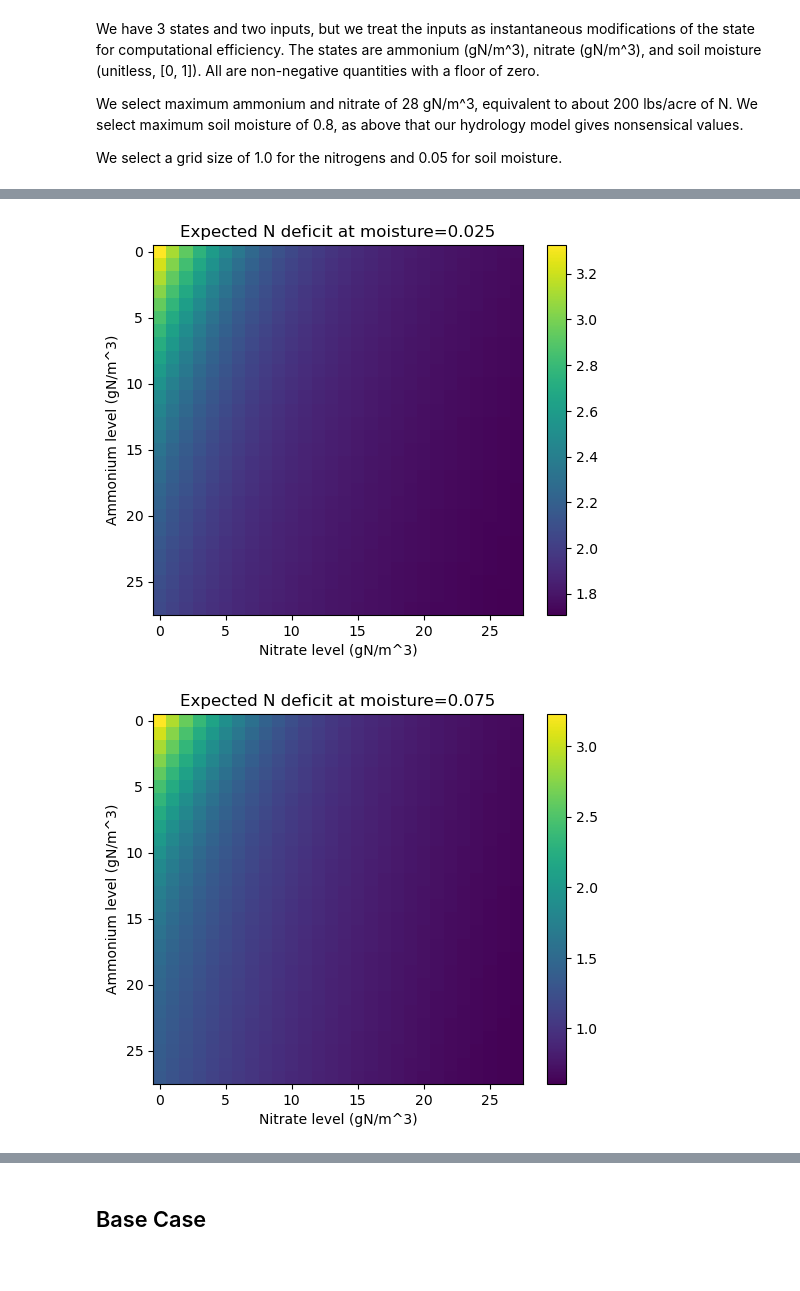
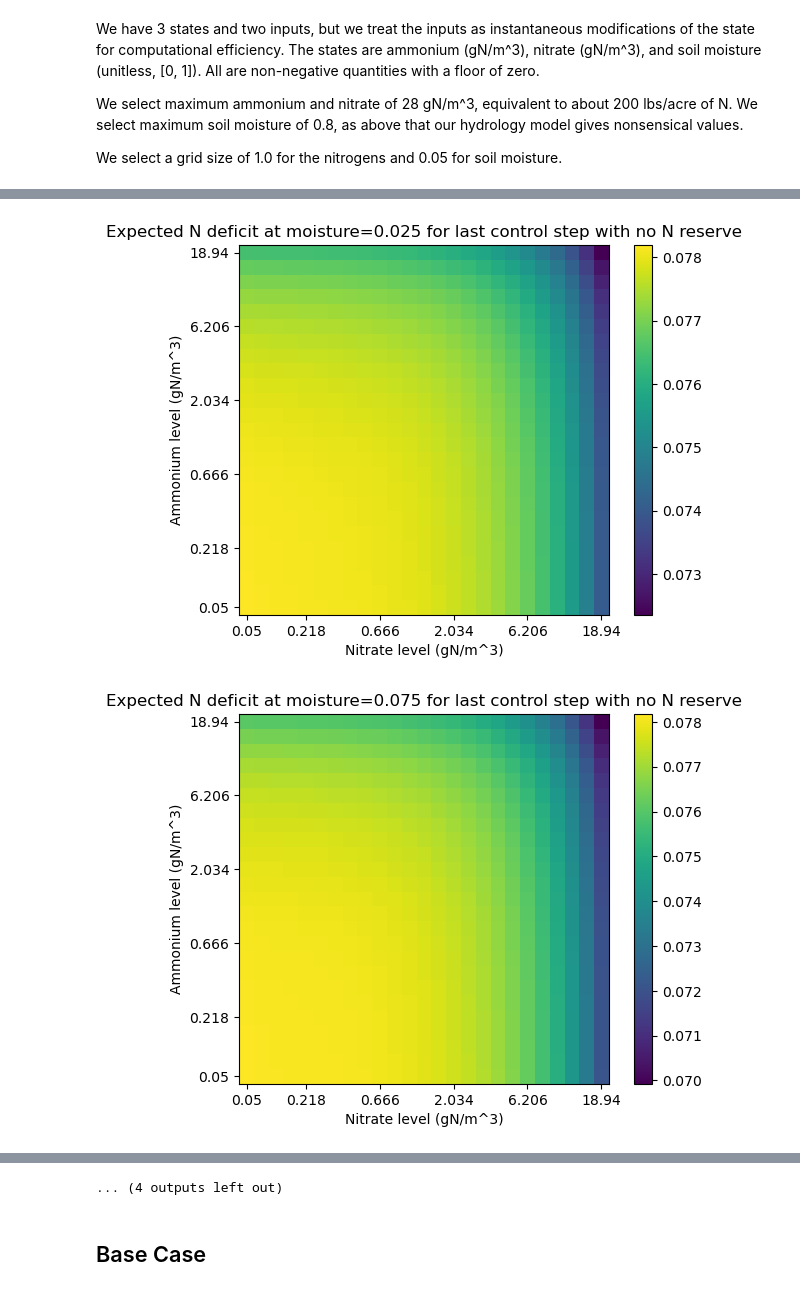
Before and after one commit to ryegleason/Optimal-Crop-Control, a Jupyter notebook: DPController.ipynb, the cells around one changed output, grey strips where cells are left out. Drawn from its saved outputs; the diff is of its cells as text; code cells hidden in the pictures.

```diff
--- a/DPController.ipynb
+++ b/DPController.ipynb
@@ -306,11 +344,11 @@ NUM_TRIALS_PER_INITIAL_CONDITION = 10
 # %%
-def values_to_indices(ammonium: float, nitrate: float, moisture: float):
+def values_to_indices(ammonium: float, nitrate: float, moisture: float) -> Tuple[int, int, int]:
     ammonium_idx = np.clip(math.ceil(math.log(ammonium / AMMONIUM_MINIMUM_CELL, AMMONIUM_SCALE_FACTOR)), a_min=0, a_max=AMMONIUM_NUM_STEPS - 1)
     nitrate_idx = np.clip(math.ceil(math.log(nitrate / NITRATE_MINIMUM_CELL, NITRATE_SCALE_FACTOR)), a_min=0, a_max = NITRATE_NUM_STEPS - 1)
     moisture_idx = min(MOISTURE_NUM_STEPS - 1, int(moisture / MOISTURE_GRID_SIZE))
     return ammonium_idx, nitrate_idx, moisture_idx
 
-def indices_to_values(ammonium_idx: int, nitrate_idx: int, moisture_idx: int):
+def indices_to_values(ammonium_idx: int, nitrate_idx: int, moisture_idx: int, day_idx: int) -> Tuple[float, float, float, float]:
     if ammonium_idx == 0:
         ammonium = AMMONIUM_MINIMUM_CELL / 2.0
     else:
@@ -320,18 +358,27 @@ def indices_to_values(ammonium_idx: int, nitrate_idx: int, moisture_idx: int):
     else:
         nitrate = NITRATE_MINIMUM_CELL * (NITRATE_SCALE_FACTOR ** (nitrate_idx - 0.5))
     moisture = MOISTURE_GRID_SIZE / 2.0 + MOISTURE_GRID_SIZE * moisture_idx
-    return ammonium, nitrate, moisture
+    initial_day = float(day_idx * CONTROL_TIMESTEP_DAYS)
+    return ammonium, nitrate, moisture, initial_day
+
+def accumulated_N_value_to_index(accumulated_N: float) -> int:
+    return min(ACCUMULATED_N_NUM_STEPS - 1, int(accumulated_N / ACCUMULATED_N_GRID_SIZE))
+
+def accumulated_N_index_to_value(accumulated_N_idx: int) -> float:
+    return ACCUMULATED_N_GRID_SIZE / 2.0 + ACCUMULATED_N_GRID_SIZE * accumulated_N_idx
+
+def single_step_accumulated_N_value_to_index(accumulated_N: float) -> int:
+    return min(SINGLE_STEP_ACCUMULATED_N_NUM_STEPS - 1, int(accumulated_N / ACCUMULATED_N_GRID_SIZE))
 # %%
 rainfalls = []
 for i in range (NUM_TRIALS_PER_INITIAL_CONDITION):
     rainfalls.append(generate_rain(CONTROL_TIMESTEP_DAYS))
 SOM_and_hydrology_per_moisture = []
-# with Pool(processes = 10) as pool:
+
 for moisture_idx_for_hydrology in range(MOISTURE_NUM_STEPS):
-    initial_moisture_for_hydrology = indices_to_values(0, 0, moisture_idx_for_hydrology)[2]
+    initial_moisture_for_hydrology = indices_to_values(0, 0, moisture_idx_for_hydrology, 0)[2]
     trial_results = []
     for rainfall in rainfalls:
-    # for result in pool.imap_unordered(lambda x : simulate_from_rain_through_SOM(x, initial_moisture), rainfalls):
         result = simulate_from_rain_through_SOM(rainfall, initial_moisture_for_hydrology)
         trial_results.append(result)
     SOM_and_hydrology_per_moisture.append(trial_results)
@@ -369,17 +422,16 @@ class InitialConditionIterator:
         return out
 # %%
 # TODO make sparse
-transition_counts = np.zeros([AMMONIUM_NUM_STEPS, NITRATE_NUM_STEPS, MOISTURE_NUM_STEPS, AMMONIUM_NUM_STEPS, NITRATE_NUM_STEPS, MOISTURE_NUM_STEPS], np.uint16)
-expected_plant_N_deficit = np.zeros([AMMONIUM_NUM_STEPS, NITRATE_NUM_STEPS, MOISTURE_NUM_STEPS], np.float64)
+transition_counts = np.zeros([NUM_CONTROL_STEPS, AMMONIUM_NUM_STEPS, NITRATE_NUM_STEPS, MOISTURE_NUM_STEPS, AMMONIUM_NUM_STEPS, NITRATE_NUM_STEPS, MOISTURE_NUM_STEPS, SINGLE_STEP_ACCUMULATED_N_NUM_STEPS], np.uint8)
+expected_plant_N_deficit_cost_USD = np.zeros([NUM_CONTROL_STEPS, AMMONIUM_NUM_STEPS, NITRATE_NUM_STEPS, MOISTURE_NUM_STEPS, ACCUMULATED_N_NUM_STEPS], np.float64)
 
-# 2m 39s with N=10, chunksize default, 10 threads
-# 1+ hours with N=10, chunksize 64, 10 threads
-# 24m 57s with N=100, chunksize default, 12 threads
+# 2m 39s with 25 x 25 x 16 state space
+# 25 x 25 x 16 x 10
 with Pool(processes = 12) as pool: # parallel processing
     for transition_probability_results in pool.imap_unordered(transition_probabilities_from_initial_condition, iter(InitialConditionIterator())):
-        initial_ammonium_idx, initial_nitrate_idx, initial_moisture_idx, end_state_counts, average_N_deficit_cost = transition_probability_results
-        transition_counts[initial_ammonium_idx, initial_nitrate_idx, initial_moisture_idx] = end_state_counts
-        expected_plant_N_deficit[initial_ammonium_idx, initial_nitrate_idx, initial_moisture_idx] = average_N_deficit_cost
+        transition_initial_day_idx, transition_initial_ammonium_idx, transition_initial_nitrate_idx, transition_initial_moisture_idx, transition_end_state_counts, costs_by_accumulated_N = transition_probability_results
+        transition_counts[transition_initial_day_idx, transition_initial_ammonium_idx, transition_initial_nitrate_idx, transition_initial_moisture_idx] = transition_end_state_counts
+        expected_plant_N_deficit_cost_USD[transition_initial_day_idx, transition_initial_ammonium_idx, transition_initial_nitrate_idx, transition_initial_moisture_idx] = costs_by_accumulated_N
 # %%
 def display_moisture_slice(array_slice: npt.NDArray[np.float64], title: str, point_nitrate = None, point_ammonium = None):
     fig, ax = plt.subplots(1,1)
@@ -397,10 +449,10 @@ def display_moisture_slice(array_slice: npt.NDArray[np.float64], title: str, poi
     # nitrate_ticks = ax.get_xticks()
     ammonium_labels = []
     for tick in ammonium_ticks:
-        ammonium_labels.append(str(round(indices_to_values(tick, 0, 0)[0], 3)))
+        ammonium_labels.append(str(round(indices_to_values(tick, 0, 0, 0)[0], 3)))
     nitrate_labels = []
     for tick in nitrate_ticks:
-        nitrate_labels.append(str(round(indices_to_values(0, tick, 0)[1], 3)))
+        nitrate_labels.append(str(round(indices_to_values(0, tick, 0, 0)[1], 3)))
 
     ax.set_yticks(ammonium_ticks)
     ax.set_xticks(nitrate_ticks)
@@ -433,11 +498,10 @@ plt.ylabel("Nitrate " + str(CONTROL_TIMESTEP_DAYS) + " days later")
 # %%
 def moisture_idx_to_string(moisture_index: int):
-    return str(round(indices_to_values(0, 0, moisture_index)[2], 3))
+    return str(round(indices_to_values(0, 0, moisture_index, 0)[2], 3))
 
 for i in range(MOISTURE_NUM_STEPS):
-    display_moisture_slice(expected_plant_N_deficit[:, :, i], "Expected N deficit at moisture=" + moisture_idx_to_string(i))
-    display_moisture_slice(constraint_violation[:, :, i], "Constraint violation at moisture=" + moisture_idx_to_string(i))
+    display_moisture_slice(expected_plant_N_deficit_cost_USD[-1, :, :, i, 0], "Expected N deficit at moisture=" + moisture_idx_to_string(i) + " for last control step with no N reserve")
 # plt.close()
 # %% [output]
-[figure, old version]
+[figure, new version]
-[figure, old version]
+[figure, new version]
@@ -454,0 +518 @@ for i in range(MOISTURE_NUM_STEPS):
+... (4 outputs left out)
```
Also changed, not shown: parts of 29 cells of this notebook, 3 other files.
